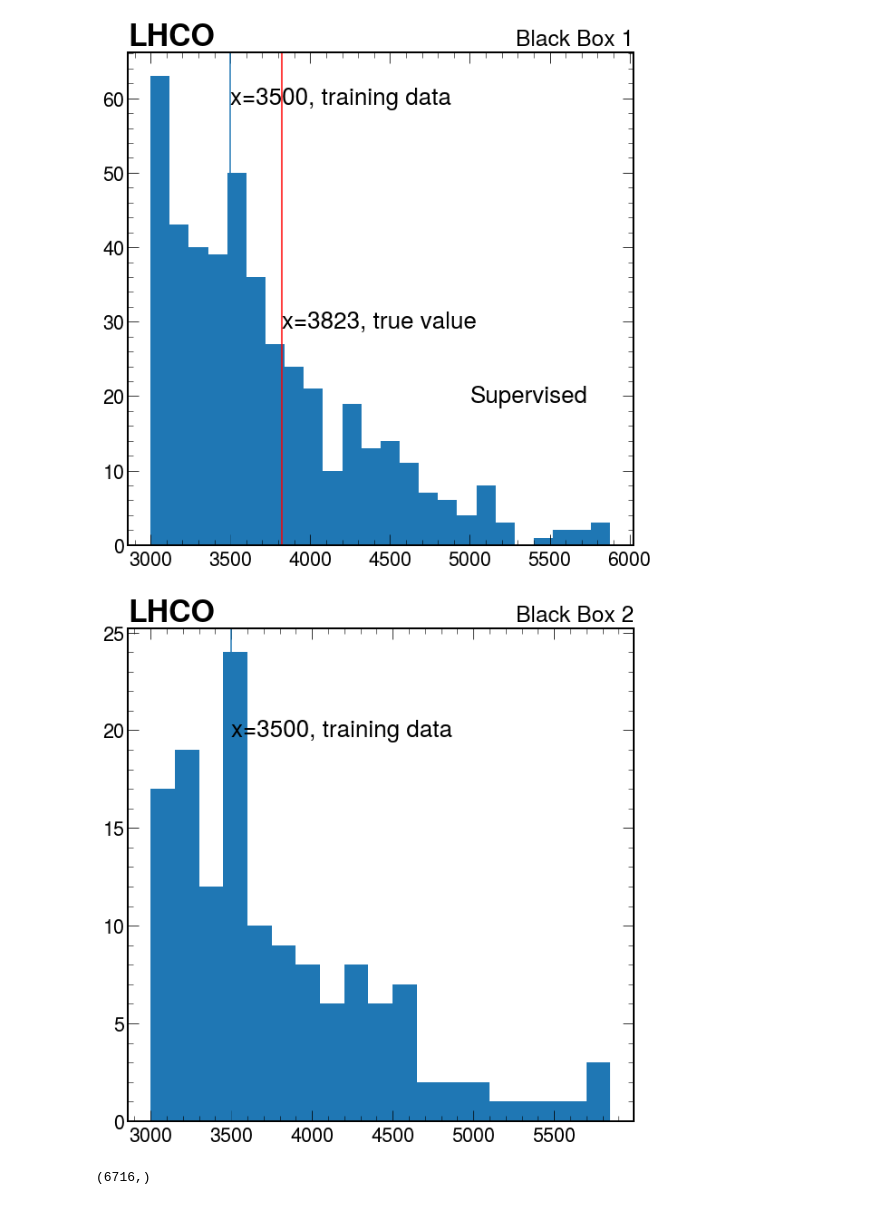
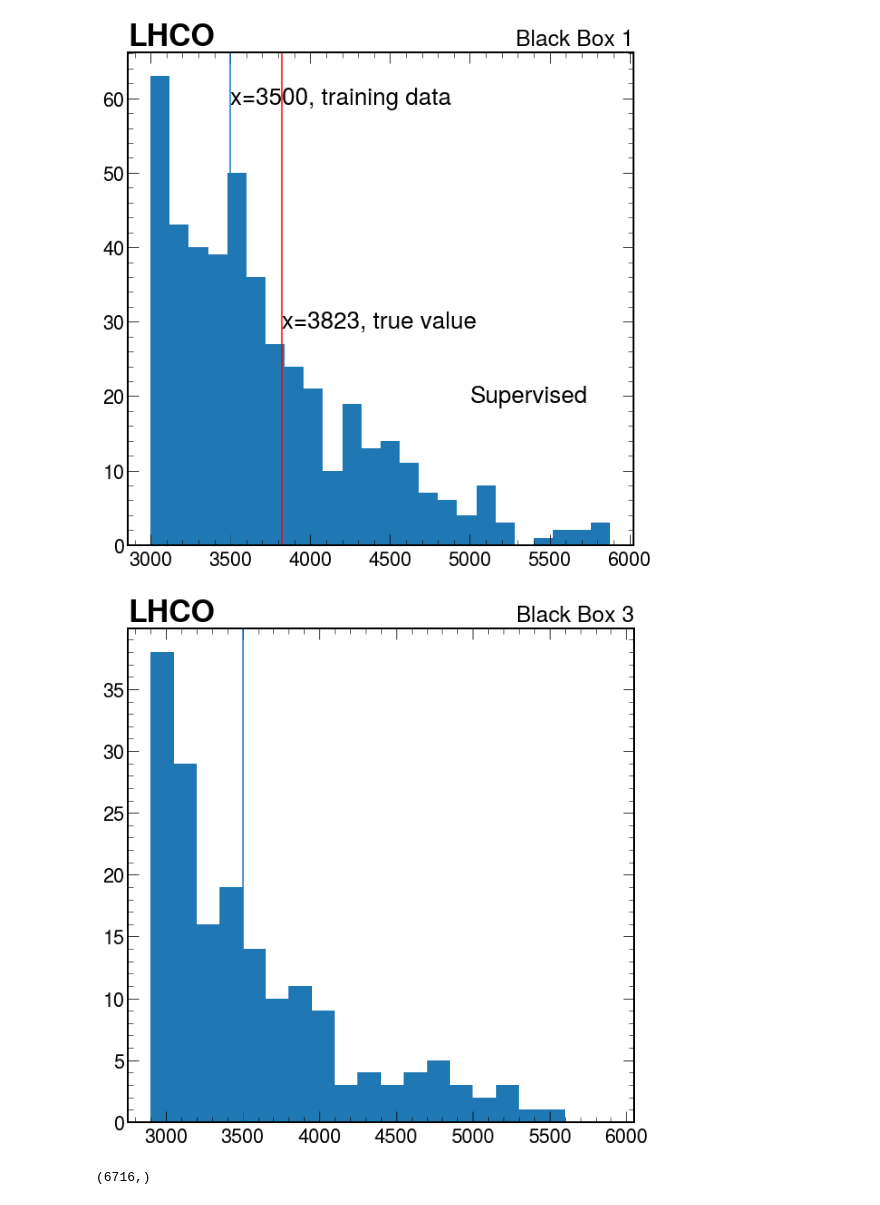
Before and after one commit to SangeonPark/QUASAR, a Jupyter notebook: analysis/full_connected_reference.ipynb, the cells around one changed output. Cells and saved outputs as stored; diff of their text form; code cells hidden in the pictures.

Commit message:
plots

```diff
--- a/analysis/full_connected_reference.ipynb
+++ b/analysis/full_connected_reference.ipynb
@@ -795,15 +793,15 @@ mass = dt[:,0]
 # %%
+mass = dt[:,0]
+
 plt.hist(mass[y_bb>3.4], bins=np.arange(3000,6000,150))
 plt.axvline(x=3500)
 plt.text(3500, 20, "x=3500, training data",  verticalalignment='center')
 
 #plt.axvline(x=3823,color='r')
 
-#plt.text(3823, 30, "x=3823, true value",  verticalalignment='center')
+#plt.text(3823, 15, "True value unknown",  verticalalignment='center')
 
-plt.text(5000, 20, "Supervised",  verticalalignment='center')
+plt.text(5000, 10, "Supervised",  verticalalignment='center')
 hep.label.lumitext("Black Box 2")
 label_base._exp_text("LHCO")
 plt.savefig('bb2_supervised.png')
-# %% [output]
-[figure, removed]
@@ -810,3 +912,25 @@ plt.savefig('bb2_supervised.png')
+# %%
+mass = dt[:,0]
+
+plt.hist(mass[y_bb>2.2], bins=np.arange(2900,6000,150))
+plt.axvline(x=3500)
+
+
+#plt.text(3500, 20, "x=3500, training data",  verticalalignment='center')
+
+#plt.axvline(x=3823,color='r')
+
+#plt.text(3823, 15, "True value unknown",  verticalalignment='center')
+
+#plt.text(5000, 10, "Supervised",  verticalalignment='center')
+
+
+
+hep.label.lumitext("Black Box 3")
+label_base._exp_text("LHCO")
+plt.savefig('bb3_supervised.png')
+# %% [output]
+[figure, added]
 # %%
 sigscore.shape
 # %% [output]
```
Also changed, not shown: parts of 2 cells of this notebook, 1 other file.
